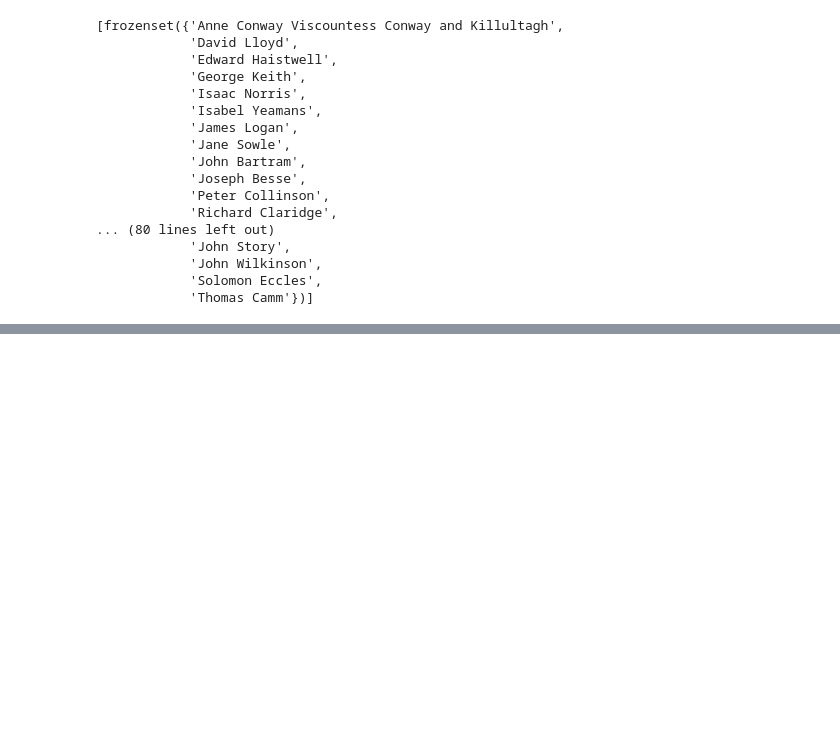
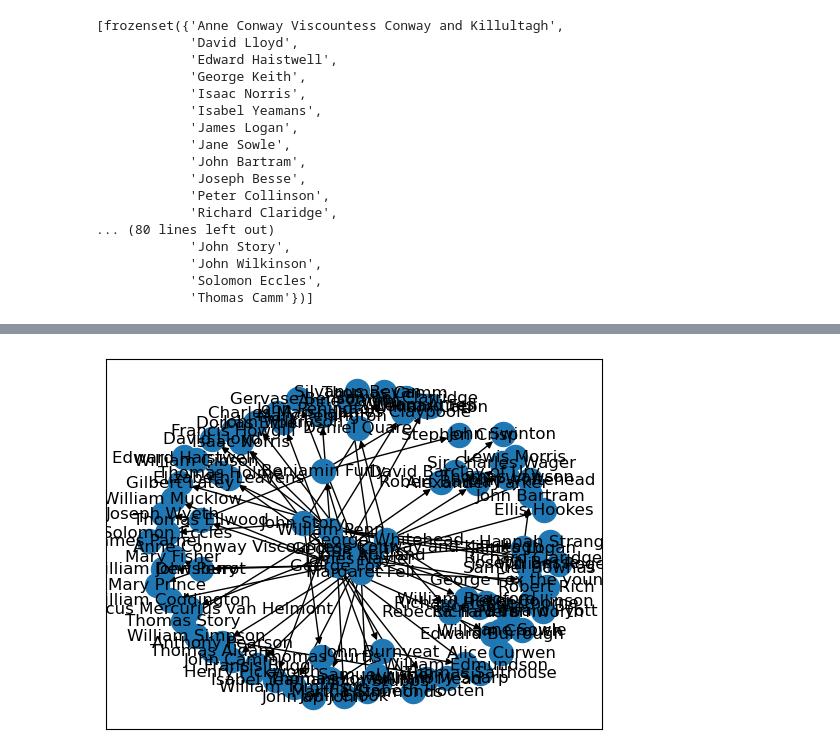
Before and after one commit to SALEM-MAISSA/Analyse-reseaux-sociaux, a Jupyter notebook: Analyse de réseau.ipynb, the cells around one changed output, grey strips where cells are left out. Cells and saved outputs as stored; diff of their text form; code cells hidden in the pictures; blank space fills up the shorter version.

```diff
--- a/Analyse de réseau.ipynb
+++ b/Analyse de réseau.ipynb
@@ -100,11 +69,3 @@ dtype: int64
 df.duplicated().sum() #there is no duplicate value also
 # %% [output]
 0
-# %%
-plt.style.use('fivethirtyeight')
-plt.hist(df['Source'] ,color = 'black' , edgecolor = 'cyan')
-plt.xlabel('Ranges')
-plt.ylabel('Target')
-plt.title('Source Distribution')
-plt.tight_layout()
-plt.show()
@@ -407,0 +367,2 @@ greedy_modularity_communities(us_graph)
+# %%
+group1 = nx.bfs_tree(us_graph,'Anne Conway Viscountess Conway and Killultagh')
@@ -407,0 +373,4 @@ greedy_modularity_communities(us_graph)
+# %%
+nx.draw_networkx(group1)
+# %% [output]
+[figure, added]
```
Also changed, not shown: parts of 55 cells of this notebook, 1 other file.
